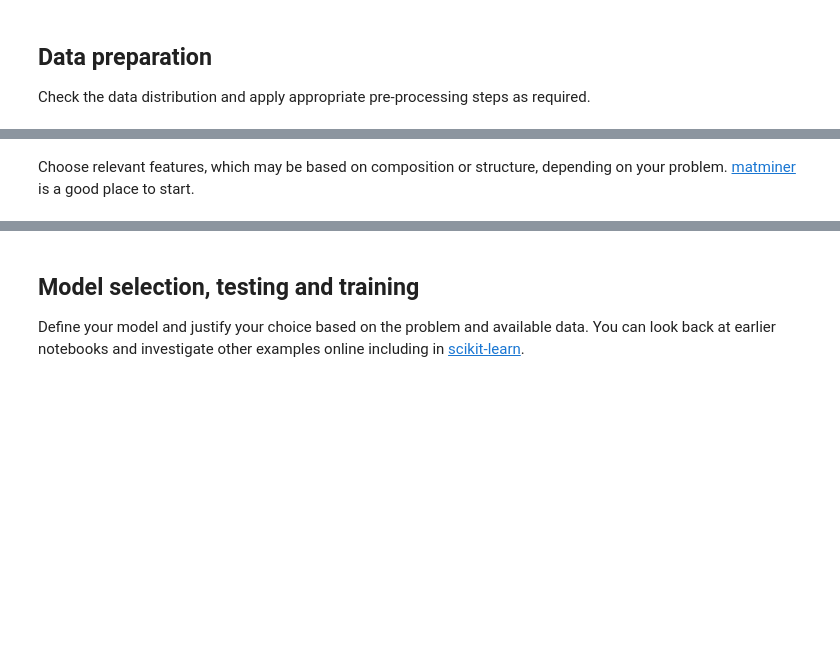
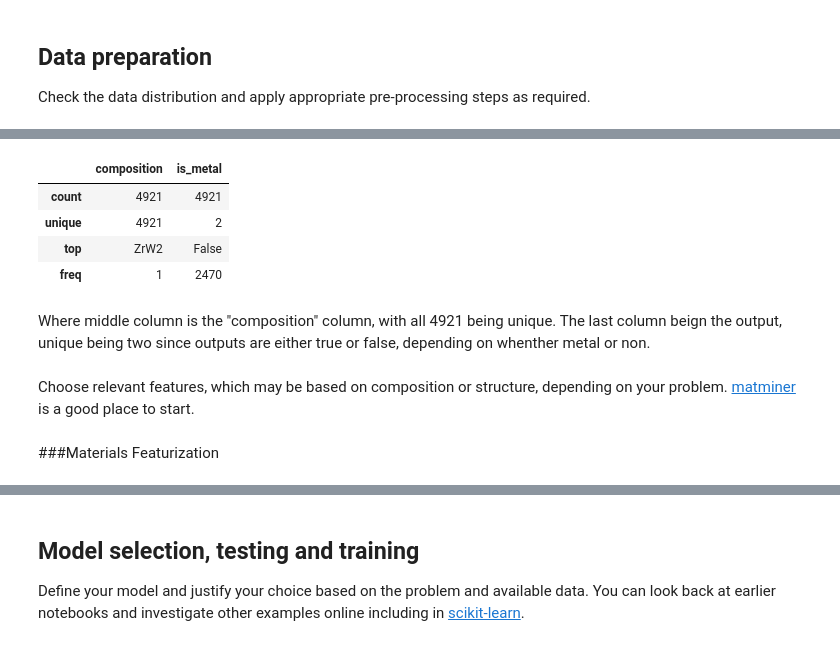
Before and after one commit to markzangwill/test3, a Jupyter notebook: Lecture9.ipynb, the cells around one changed output, grey strips where cells are left out. Saved outputs shown, nothing was run; the diff lists cells and outputs as text; code cells hidden in the pictures; blank space fills up the shorter version.

```diff
--- a/Lecture9.ipynb
+++ b/Lecture9.ipynb
@@ -83,5 +113,5 @@ print(info)
 # %%
 # Load your dataset into a pandas DataFrame
-df = load_dataset(" ")
+df = load_dataset("matbench_expt_is_metal")
 
 print(df)
@@ -88,2 +133,14 @@ print(df)
+# %%
+df.describe()
+# %% [output]
+|  | composition | is_metal |
+| count | 4921 | 4921 |
+| unique | 4921 | 2 |
+| top | ZrW2 | False |
+| freq | 1 | 2470 |
+# %% [markdown]
+Where middle column is the "composition" column, with all 4921 being unique. The last column beign the output, unique being two since outputs are either true or false, depending on whenther metal or non.
 # %% [markdown]
 Choose relevant features, which may be based on composition or structure, depending on your problem. [matminer](https://hackingmaterials.lbl.gov/matminer/) is a good place to start.
+# %% [markdown]
+###Materials Featurization
```
Also changed, not shown: parts of 9 cells of this notebook.
